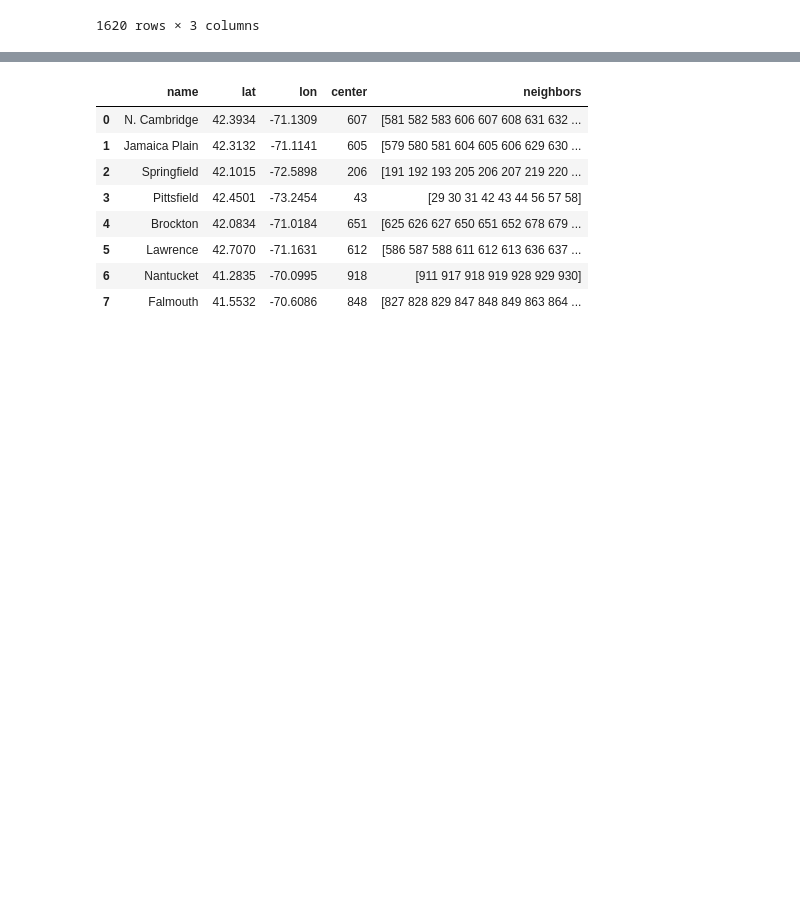
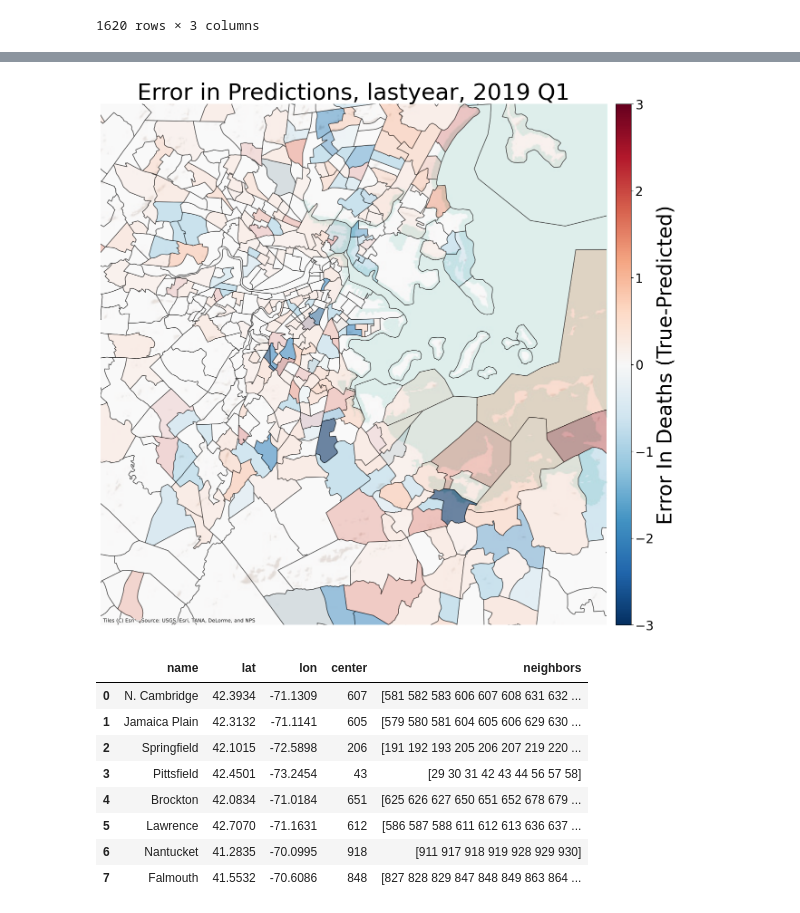
Before and after one commit to tufts-ml/opioid-overdose-models, a Jupyter notebook: notebooks/Zero-Inflated GP on Quarterly Tracts.ipynb, the cells around one changed output, grey strips where cells are left out. Saved outputs shown, nothing was run; the diff lists cells and outputs as text; code cells hidden in the pictures; blank space fills up the shorter version.

```diff
--- a/notebooks/Zero-Inflated GP on Quarterly Tracts.ipynb
+++ b/notebooks/Zero-Inflated GP on Quarterly Tracts.ipynb
@@ -385,4 +386,10 @@ print(sg_top_100_2019 [1])
 # %%
 deaths_and_preds = y_just_2019.merge(pred_2019_df.rename('pred_deaths'),left_on='grid_squar', right_index=True)
+
+baseline_2019_df =deaths_gdf_with_autoregressive[(deaths_gdf_with_autoregressive['year']==2018) &
+                                                 (deaths_gdf_with_autoregressive['quarter']==1)][['grid_squar','deaths']]
+
+baseline_2019_df = pd.Series(baseline_2019_df['deaths'].values, index=baseline_2019_df['grid_squar'])
+deaths_and_baseline = y_just_2019.merge(baseline_2019_df.rename('pred_deaths'),left_on='grid_squar', right_index=True)
 # %%
 deaths_and_preds.loc[:,'residuals'] = deaths_and_preds.deaths-deaths_and_preds.pred_deaths
@@ -403,3 +445,39 @@ residual_gdf.residuals.min()
+# %%
+data='residuals'
+cmap='RdBu_r'
+zoom=11
+dpi=100
+
+#w,s,e,n = states.total_bounds
+
+residual_baseline_gdf.crs = "EPSG:4326"
+
+cropped_gdf_baseline = residual_baseline_gdf[(residual_baseline_gdf['lat']>42.2)&(residual_gdf['lat']<42.4)&
+                           (residual_baseline_gdf['lon']>-71.2)&(residual_gdf['lon']<-70.93)]
+
+f,ax = plt.subplots(1,1, figsize=(20,12), sharex=True, sharey=True, dpi=dpi)
+f.tight_layout(pad=0.8)
+ax.set_axis_off()
+minx, miny, maxx, maxy = cropped_gdf_baseline.to_crs(epsg=3857).total_bounds
+ax.set_xlim(minx, maxx-(maxx-minx)*0.4)
+ax.set_ylim(miny, maxy)
+plt.title('Error in Predictions, lastyear, 2019 Q1',fontsize=36)
+divider = make_axes_locatable(ax)
+cax = divider.append_axes("right", size="3%", pad=0.2)
+ux = residual_baseline_gdf.to_crs(epsg=3857).plot(data, ax=ax, edgecolor='k', cmap=cmap,
+                                         vmin=-cropped_gdf_baseline['residuals'].max(),
+                                         vmax=cropped_gdf_baseline['residuals'].max(),
+                                         alpha = 0.2, legend=True, cax=cax)
+ctx.add_basemap(ux, zoom=zoom,reset_extent=True,source=ctx.providers.Esri.WorldTerrain);
+
+cax.tick_params(labelsize=20)
+
+plt.ylabel('Error In Deaths (True-Predicted)', fontsize=32)
+# Use savefig to save your map
+plt.savefig('map1lastyear.png',bbox_inches='tight')
+plt.show()
+# %% [output]
+[figure, added]
 # %%
 comparisons = pd.read_csv(os.path.join(result_dir,'comparisons.csv'))
 comparisons
```
Also changed, not shown: parts of 25 cells of this notebook, 5 other files.
